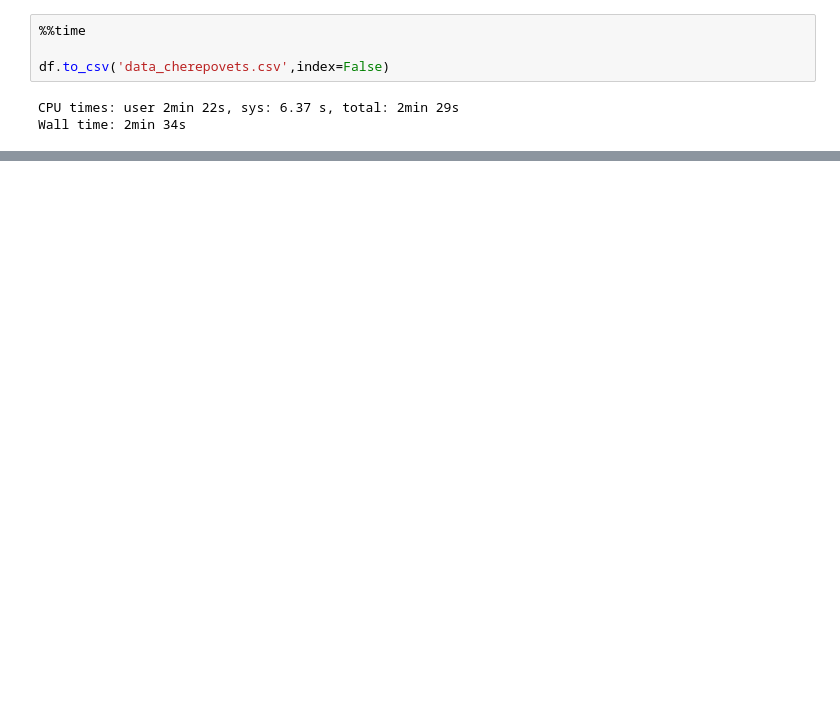
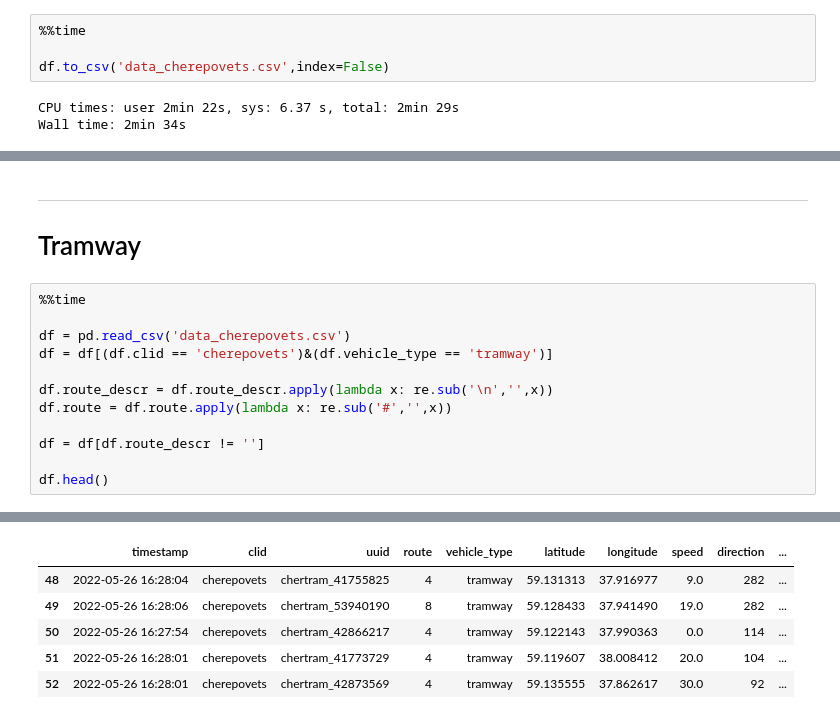
Before and after one commit to k0rsakov/transport_research_in_Cherepovets, a Jupyter notebook: notebooks/research.ipynb, the cells around one changed output, grey strips where cells are left out. Saved outputs shown, nothing was run; the diff lists cells and outputs as text; blank space fills up the shorter version.

```diff
--- a/notebooks/research.ipynb
+++ b/notebooks/research.ipynb
@@ -85,0 +112,16 @@ Wall time: 2min 34s
+# %% [markdown]
+______
+# Tramway
+# %%
+%%time
+
+df = pd.read_csv('data_cherepovets.csv')
+df = df[(df.clid == 'cherepovets')&(df.vehicle_type == 'tramway')]
+
+df.route_descr = df.route_descr.apply(lambda x: re.sub('\n','',x))
+df.route = df.route.apply(lambda x: re.sub('#','',x))
+
+df = df[df.route_descr != '']
+
+df.head()
+# %% [output]
@@ -85,0 +130,6 @@ Wall time: 2min 34s
+|  | timestamp | clid | uuid | route | vehicle_type | latitude | longitude | speed | direction | ... |
+| 48 | 2022-05-26 16:28:04 | cherepovets | chertram_41755825 | 4 | tramway | 59.131313 | 37.916977 | 9.0 | 282 | ... |
+| 49 | 2022-05-26 16:28:06 | cherepovets | chertram_53940190 | 8 | tramway | 59.128433 | 37.941490 | 19.0 | 282 | ... |
+| 50 | 2022-05-26 16:27:54 | cherepovets | chertram_42866217 | 4 | tramway | 59.122143 | 37.990363 | 0.0 | 114 | ... |
+| 51 | 2022-05-26 16:28:01 | cherepovets | chertram_41773729 | 4 | tramway | 59.119607 | 38.008412 | 20.0 | 104 | ... |
+| 52 | 2022-05-26 16:28:01 | cherepovets | chertram_42873569 | 4 | tramway | 59.135555 | 37.862617 | 30.0 | 92 | ... |
```
Also changed, not shown: parts of 38 cells of this notebook, 3 other files.
